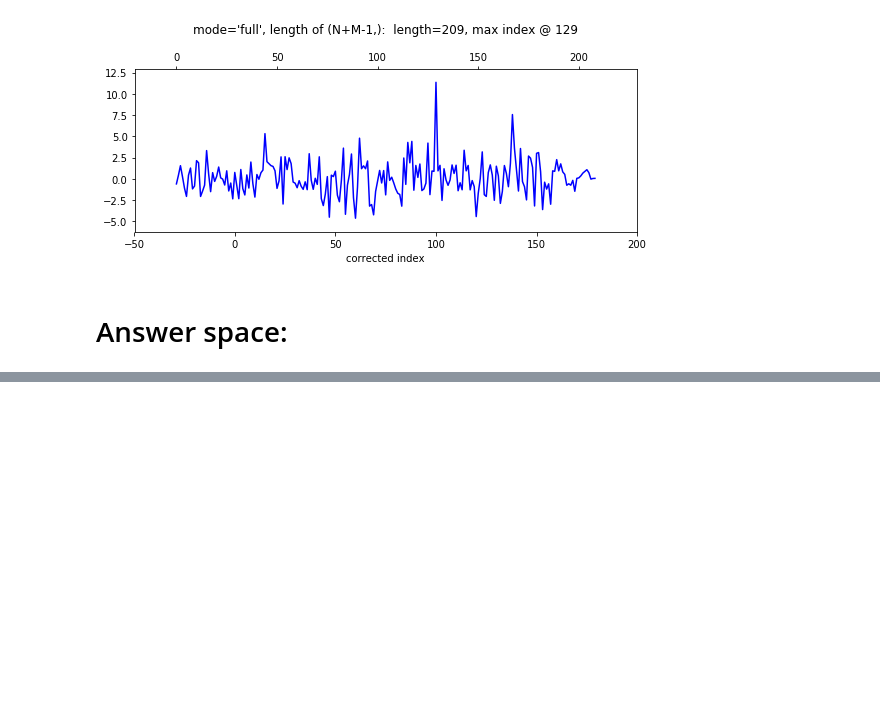
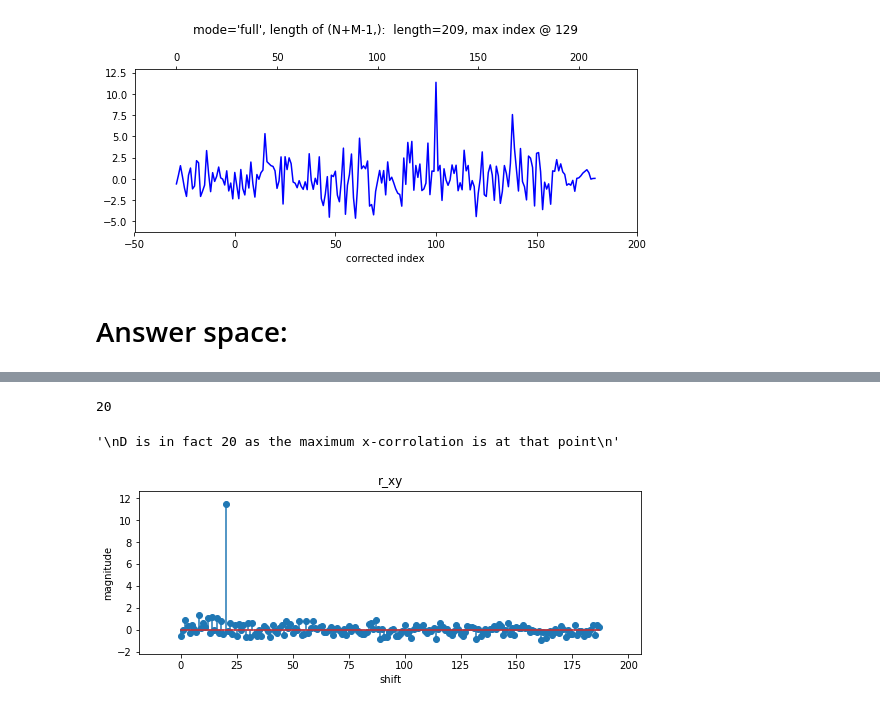
Before and after one commit to pietergoos/Stellenbosch-University, a Jupyter notebook: SS414/prac3_correlation.ipynb, the cells around one changed output, grey strips where cells are left out. Cells and saved outputs as stored; diff of their text form; code cells hidden in the pictures; blank space fills up the shorter version.

```diff
--- a/SS414/prac3_correlation.ipynb
+++ b/SS414/prac3_correlation.ipynb
@@ -223,0 +248,13 @@ add_top_axis(np.arange(len(corr)), '');
+# %%
+#Question 3c
+r = np.correlate(a=y, v=x, mode='valid')
+print(np.argmax(r))
+setup_plot("r_xy", "magnitude", "shift")
+pl.stem(r)
+'''
+D is in fact 20 as the maximum x-corrolation is at that point
+'''
+# %% [output]
+20
+'\nD is in fact 20 as the maximum x-corrolation is at that point\n'
+[figure, added]
```
Also changed, not shown: parts of 9 cells of this notebook, 1 other file.
